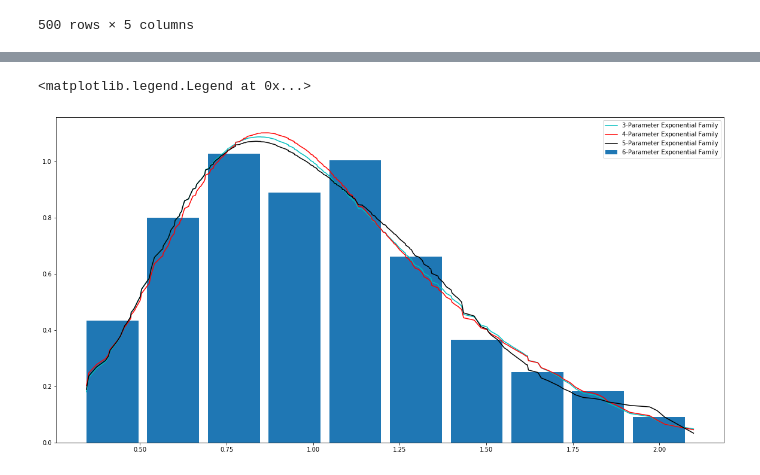
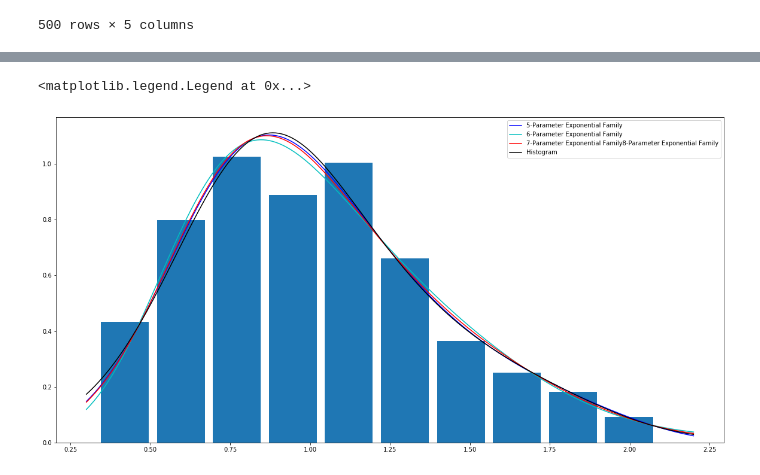
Before and after one commit to EiderDiaz/midterm_ds_is, a Jupyter notebook: final summer takehome/Q1_exponential families.ipynb, the cells around one changed output, grey strips where cells are left out. Drawn from its saved outputs; the diff is of its cells as text; code cells hidden in the pictures.

```diff
--- a/final summer takehome/Q1_exponential families.ipynb
+++ b/final summer takehome/Q1_exponential families.ipynb
@@ -50,7 +49,7 @@ odds_bmi = pd.DataFrame(odds.loc[:,"BMI"])
 #take the even-numbered subjects and fit the BMI Index distribution with using an exponential family
 #where the sufficient statistic vector is composed of powers of the BMI Index
 #create a grid of 10 values
-for i in range(2,11):
+for i in range(2,9):
     evens_bmi['BMI_'+ str(i)] = evens_bmi['BMI'] ** i
 
 evens_bmi
@@ -442,12 +158,13 @@ pdf_9 = lambda df: np.exp((np.dot(df, theta_hat_9) -
 # %%
-#pdf_vals = evens_bmi.apply(pdf, axis=1)
-pdf_vals_1p = evens_bmi[['BMI']].apply(pdf_1, axis=1)
-pdf_vals_2p = evens_bmi[['BMI', 'BMI_2']].apply(pdf_2, axis=1)
-pdf_vals_3p = evens_bmi[['BMI', 'BMI_2',"BMI_3"]].apply(pdf_3, axis=1)
-pdf_vals_4p = evens_bmi[['BMI', 'BMI_2',"BMI_3","BMI_4"]].apply(pdf_4, axis=1)
-pdf_vals_5p = evens_bmi[['BMI', 'BMI_2',"BMI_3","BMI_4","BMI_5"]].apply(pdf_5, axis=1)
-pdf_vals_6p = evens_bmi[['BMI', 'BMI_2',"BMI_3","BMI_4","BMI_5","BMI_6"]].apply(pdf_6, axis=1)
-pdf_vals_7p = evens_bmi[['BMI', 'BMI_2',"BMI_3","BMI_4","BMI_5","BMI_6","BMI_7"]].apply(pdf_7, axis=1)
-pdf_vals_9p =  evens_bmi.apply(pdf_9,axis=1)
+pdf_vals_1p = x_grid.iloc[:, 0:1].apply(pdf_1, axis=1)
+pdf_vals_2p = x_grid.iloc[:, 0:2].apply(pdf_2, axis=1)
+pdf_vals_3p = x_grid.iloc[:, 0:3].apply(pdf_3, axis=1)
+pdf_vals_4p = x_grid.iloc[:, 0:4].apply(pdf_4, axis=1)
+pdf_vals_5p = x_grid.iloc[:, 0:5].apply(pdf_5, axis=1)
+pdf_vals_6p = x_grid.iloc[:, 0:6].apply(pdf_6, axis=1)
+pdf_vals_7p = x_grid.iloc[:, 0:7].apply(pdf_7, axis=1)
+pdf_vals_8p = x_grid.iloc[:, 0:8].apply(pdf_8, axis=1)
+
+
 pdf_vals_7p
 # %% [output]
@@ -466,20 +199,13 @@ Length: 250, dtype: float64
 # %%
 fig = plt.figure(figsize=(20,10))
 ax = fig.add_subplot(1,1,1)
+ax.plot(BMI_grid, pdf_vals_5p, '-b')
+ax.plot(BMI_grid, pdf_vals_6p, '-c')
+ax.plot(BMI_grid, pdf_vals_7p, '-r')
+ax.plot(BMI_grid, pdf_vals_8p, '-k')
 plt.hist(odds_bmi["BMI"], width=0.15, density=True)
-#ax.plot(odds_bmi["BMI"], pdf_vals_1p, '-c')
-#ax.plot(odds_bmi["BMI"], pdf_vals_2p, '-r')
-#ax.plot(odds_bmi["BMI"], pdf_vals_3p, '-y')
-#ax.plot(odds_bmi["BMI"], pdf_vals_4p, '-g')
-#ax.plot(odds_bmi["BMI"], pdf_vals_5p, '-b')
-ax.plot(odds_bmi["BMI"], pdf_vals_6p, '-c')
-
-ax.plot(odds_bmi["BMI"], pdf_vals_7p, '-r')
-ax.plot(odds_bmi["BMI"], pdf_vals_9p, '-k')
-ax.legend([
-           '3-Parameter Exponential Family','4-Parameter Exponential Family',
-           '5-Parameter Exponential Family', '6-Parameter Exponential Family',
-           '9-Parameter Exponential Family','Histogram'])
+ax.legend(['5-Parameter Exponential Family', '6-Parameter Exponential Family',
+           '7-Parameter Exponential Family''8-Parameter Exponential Family','Histogram'])
 # %% [output]
 <matplotlib.legend.Legend at 0x...>
-[figure, old version]
+[figure, new version]
```
Also changed, not shown: parts of 16 cells of this notebook.
